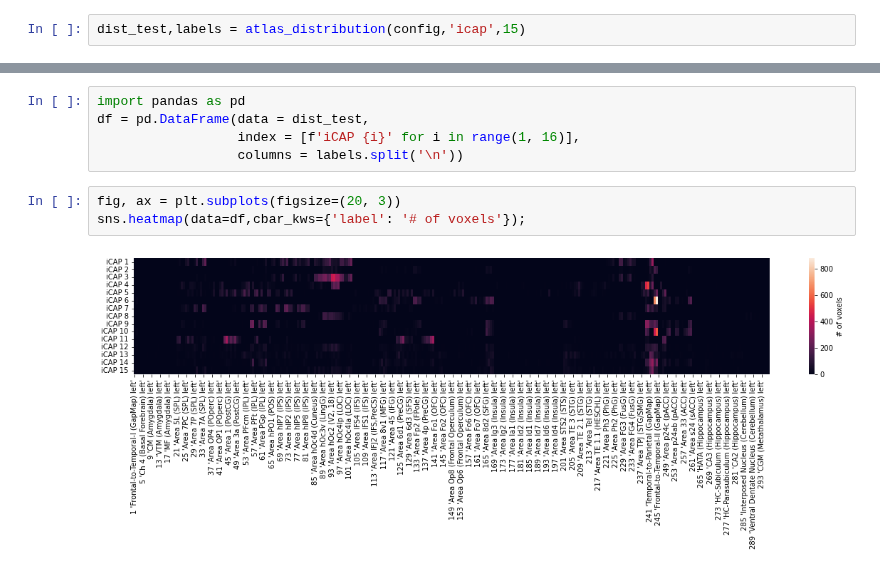
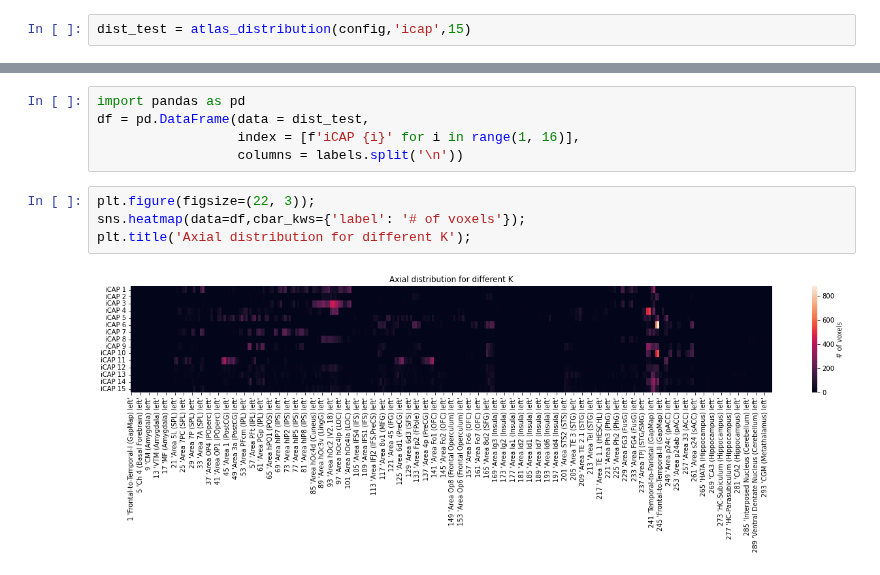
Before and after one commit to NawalK/hc_project_analyses, a Jupyter notebook: notebook/spatial_comparison.ipynb, the cells around one changed output, grey strips where cells are left out. Drawn from its saved outputs; the diff is of its cells as text.

Commit message:
Adding plotting and saving for atlas distribution

```diff
--- a/notebook/spatial_comparison.ipynb
+++ b/notebook/spatial_comparison.ipynb
@@ -30,7 +30,7 @@ The autoreload extension is already loaded. To reload it, use:
 with open('../config/config_NK.json') as config_file:
     config = json.load(config_file)
 # %%
-dist_test,labels = atlas_distribution(config,'icap',15)
+dist_test = atlas_distribution(config,'icap',15)
 # %% [output]
 ATLAS DISTRIBUTION
 ...Opening atlas files
@@ -85,7 +86,8 @@ df = pd.DataFrame(data = dist_test,
                   index = [f'iCAP {i}' for i in range(1, 16)],
                   columns = labels.split('\n'))
 # %%
-fig, ax = plt.subplots(figsize=(20, 3))
+plt.figure(figsize=(22, 3));
 sns.heatmap(data=df,cbar_kws={'label': '# of voxels'});
+plt.title('Axial distribution for different K');
 # %% [output]
-[figure, old version]
+[figure, new version]
```
Also changed, not shown: parts of 1 cell of this notebook, 1 other file.
